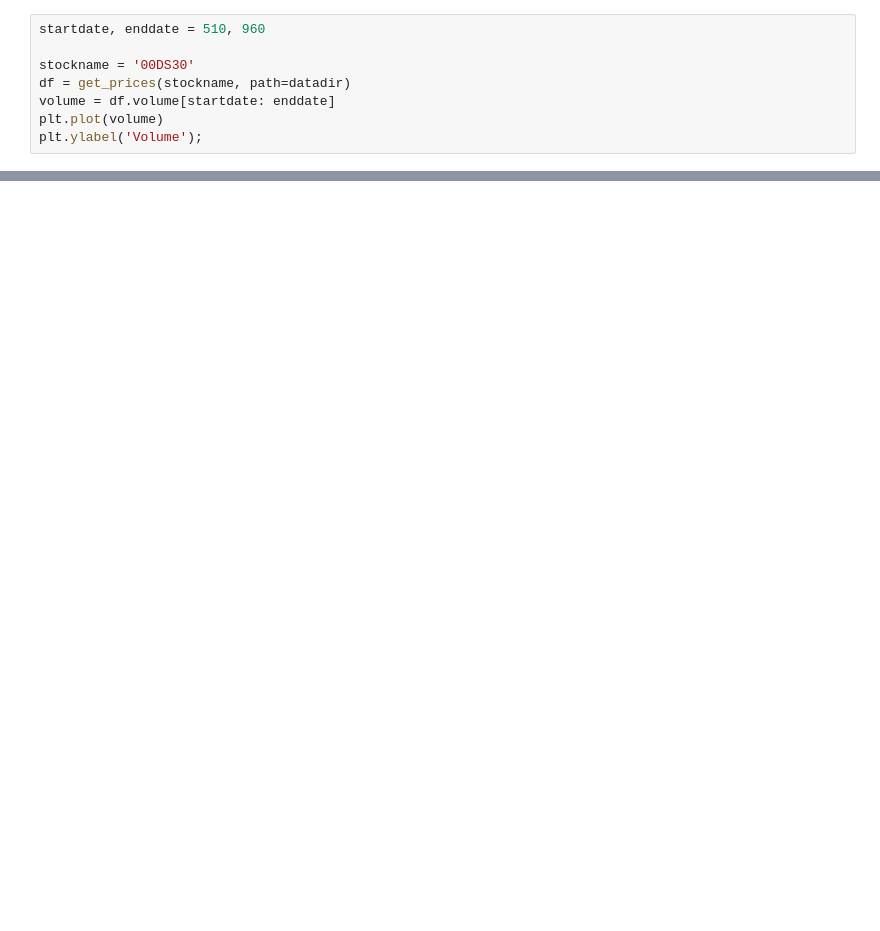
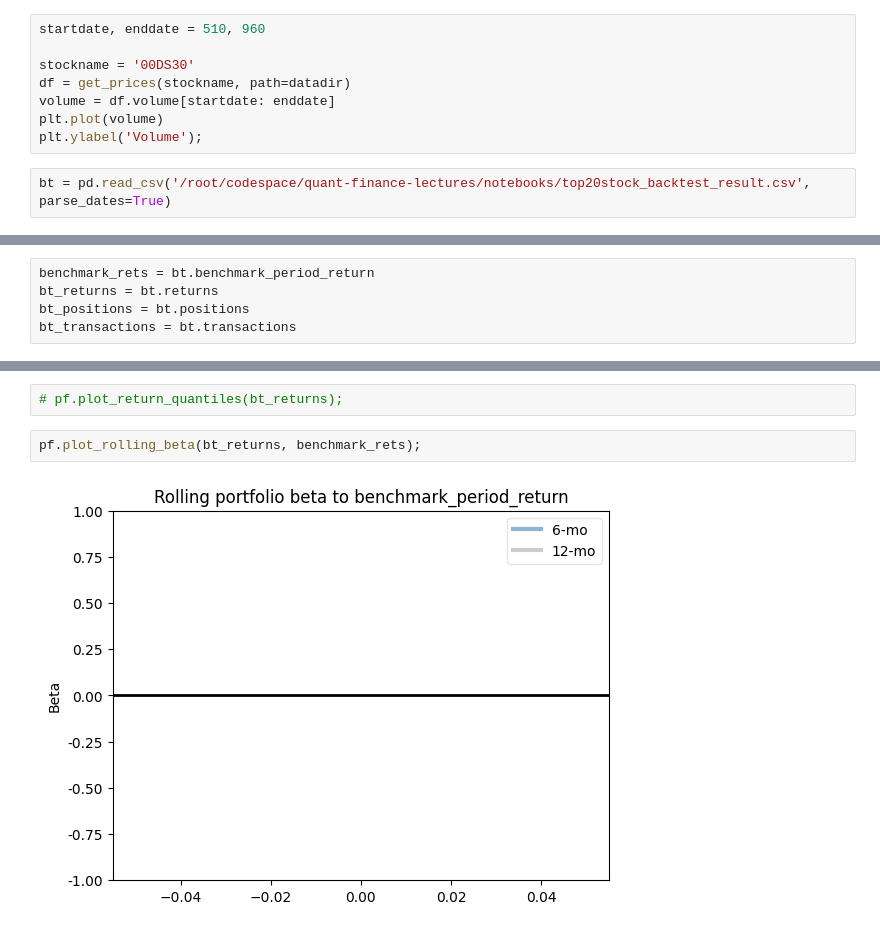
Before and after one commit to quantrocket-codeload/quant-finance-lectures, a Jupyter notebook: notebooks/33. portfolio-analysis-with-pyfolio.ipynb, the cells around one changed output, grey strips where cells are left out. Saved outputs shown, nothing was run; the diff lists cells and outputs as text; blank space fills up the shorter version.

Commit message:
notebooks(25-33) added

```diff
--- a/notebooks/33. portfolio-analysis-with-pyfolio.ipynb
+++ b/notebooks/33. portfolio-analysis-with-pyfolio.ipynb
@@ -20,3 +33,5 @@ df = get_prices(stockname, path=datadir)
 volume = df.volume[startdate: enddate]
 plt.plot(volume)
 plt.ylabel('Volume');
+# %%
+bt = pd.read_csv('/root/codespace/quant-finance-lectures/notebooks/top20stock_backtest_result.csv', parse_dates=True)
@@ -22,0 +52,5 @@ plt.ylabel('Volume');
+# %%
+benchmark_rets = bt.benchmark_period_return
+bt_returns = bt.returns
+bt_positions = bt.positions
+bt_transactions = bt.transactions
@@ -22,0 +92,6 @@ plt.ylabel('Volume');
+# %%
+# pf.plot_return_quantiles(bt_returns);
+# %%
+pf.plot_rolling_beta(bt_returns, benchmark_rets);
+# %% [output]
+[figure, added]
```
Also changed, not shown: parts of 17 cells of this notebook, 21 other files.
